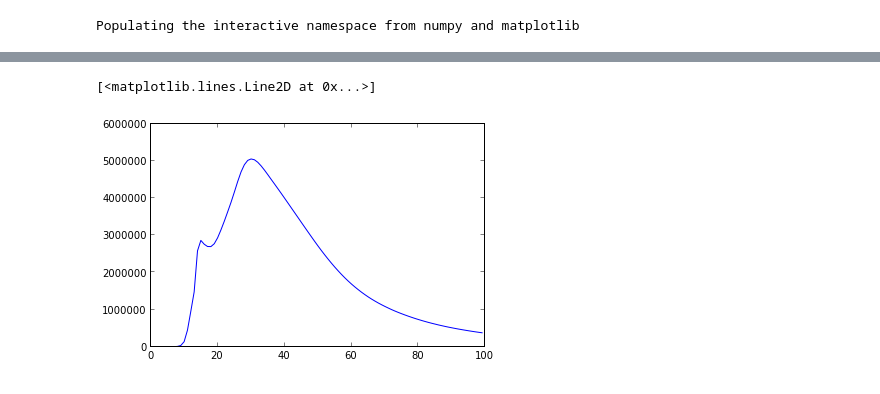
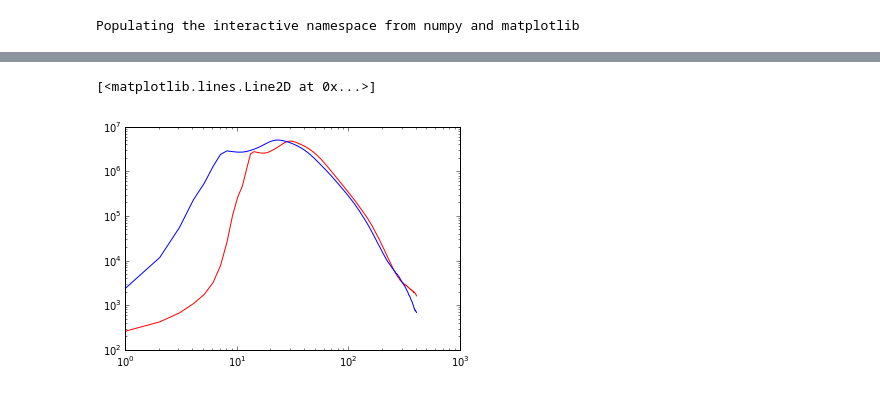
Before and after one commit to ComplexNetTSP/Simulation-Files-for-Large-Scale-Model-for-Information-Dissemination-with-Device-to-Device, a Jupyter notebook: Results/latent/plots.ipynb, the cells around one changed output, grey strips where cells are left out. Cells and saved outputs as stored; diff of their text form; code cells hidden in the pictures.

```diff
--- a/Results/latent/plots.ipynb
+++ b/Results/latent/plots.ipynb
@@ -22,8 +24,9 @@ plot(EI)
-# %%
-plot(I)
-# %% [output]
-[<matplotlib.lines.Line2D at 0x...>]
-[figure, removed]
+# %%
+loglog(I, 'r')
+loglog(I2, 'b')
+# %% [output]
+[<matplotlib.lines.Line2D at 0x...>]
+[figure, added]
 # %%
 plot(ES)
 # %% [output]
```
Also changed, not shown: parts of 5 cells of this notebook, 16 other files.
